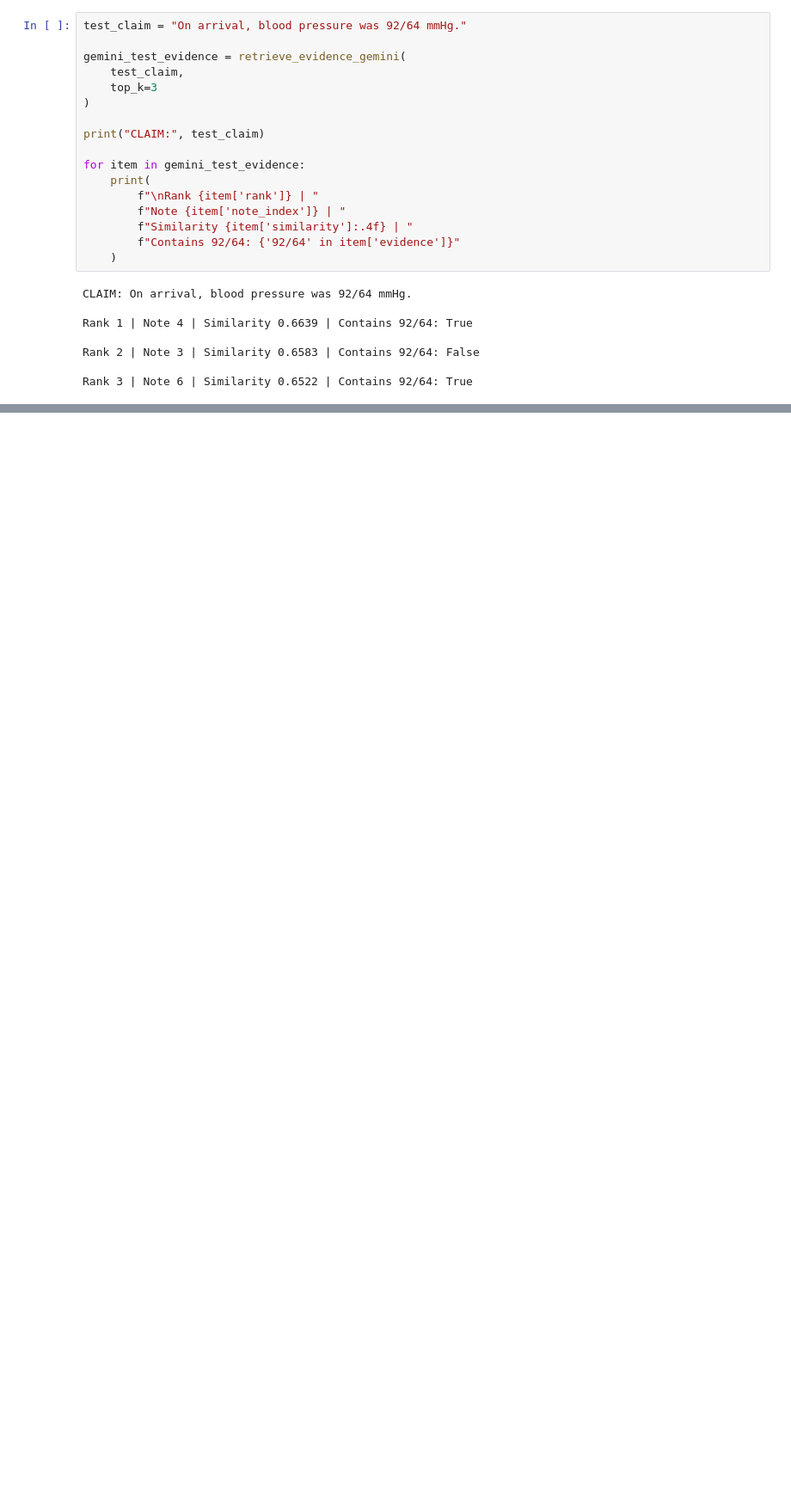
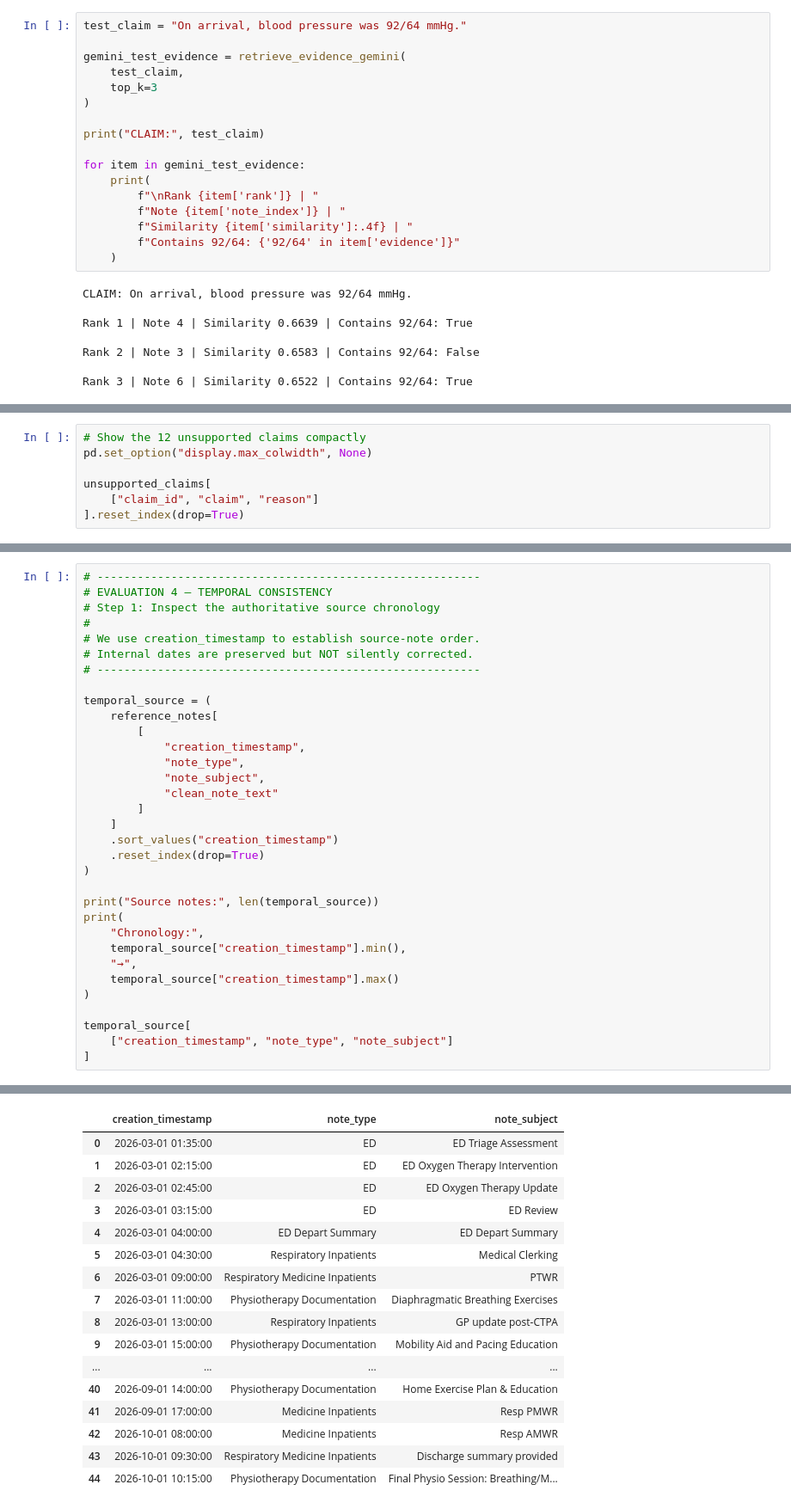
Before and after one commit to pallavi-cs-ai/clinical-summarization-eval, a Jupyter notebook: notebooks/03_workflow_2_rag_experiments.ipynb, the cells around one changed output, grey strips where cells are left out. Shown at 86% size. Saved outputs shown, nothing was run; the diff lists cells and outputs as text; blank space fills up the shorter version.

```diff
--- a/notebooks/03_workflow_2_rag_experiments.ipynb
+++ b/notebooks/03_workflow_2_rag_experiments.ipynb
@@ -5631,0 +6153,7 @@ Rank 3 | Note 6 | Similarity 0.6522 | Contains 92/64: True
+# %%
+# Show the 12 unsupported claims compactly
+pd.set_option("display.max_colwidth", None)
+
+unsupported_claims[
+    ["claim_id", "claim", "reason"]
+].reset_index(drop=True)
@@ -5631,0 +6176,34 @@ Rank 3 | Note 6 | Similarity 0.6522 | Contains 92/64: True
+# %%
+# ---------------------------------------------------------
+# EVALUATION 4 — TEMPORAL CONSISTENCY
+# Step 1: Inspect the authoritative source chronology
+#
+# We use creation_timestamp to establish source-note order.
+# Internal dates are preserved but NOT silently corrected.
+# ---------------------------------------------------------
+
+temporal_source = (
+    reference_notes[
+        [
+            "creation_timestamp",
+            "note_type",
+            "note_subject",
+            "clean_note_text"
+        ]
+    ]
+    .sort_values("creation_timestamp")
+    .reset_index(drop=True)
+)
+
+print("Source notes:", len(temporal_source))
+print(
+    "Chronology:",
+    temporal_source["creation_timestamp"].min(),
+    "→",
+    temporal_source["creation_timestamp"].max()
+)
+
+temporal_source[
+    ["creation_timestamp", "note_type", "note_subject"]
+]
+# %% [output]
@@ -5631,0 +6212,17 @@ Rank 3 | Note 6 | Similarity 0.6522 | Contains 92/64: True
+|  | creation_timestamp | note_type | note_subject |
+| 0 | 2026-03-01 01:35:00 | ED | ED Triage Assessment |
+| 1 | 2026-03-01 02:15:00 | ED | ED Oxygen Therapy Intervention |
+| 2 | 2026-03-01 02:45:00 | ED | ED Oxygen Therapy Update |
+| 3 | 2026-03-01 03:15:00 | ED | ED Review |
+| 4 | 2026-03-01 04:00:00 | ED Depart Summary | ED Depart Summary |
+| 5 | 2026-03-01 04:30:00 | Respiratory Inpatients | Medical Clerking |
+| 6 | 2026-03-01 09:00:00 | Respiratory Medicine Inpatients | PTWR |
+| 7 | 2026-03-01 11:00:00 | Physiotherapy Documentation | Diaphragmatic Breathing Exercises |
+| 8 | 2026-03-01 13:00:00 | Respiratory Inpatients | GP update post-CTPA |
+| 9 | 2026-03-01 15:00:00 | Physiotherapy Documentation | Mobility Aid and Pacing Education |
+| ... | ... | ... | ... |
+| 40 | 2026-09-01 14:00:00 | Physiotherapy Documentation | Home Exercise Plan & Education |
+| 41 | 2026-09-01 17:00:00 | Medicine Inpatients | Resp PMWR |
+| 42 | 2026-10-01 08:00:00 | Medicine Inpatients | Resp AMWR |
+| 43 | 2026-10-01 09:30:00 | Respiratory Medicine Inpatients | Discharge summary provided |
+| 44 | 2026-10-01 10:15:00 | Physiotherapy Documentation | Final Physio Session: Breathing/M... |
```
Also changed, not shown: parts of 34 cells of this notebook, 7 other files.
